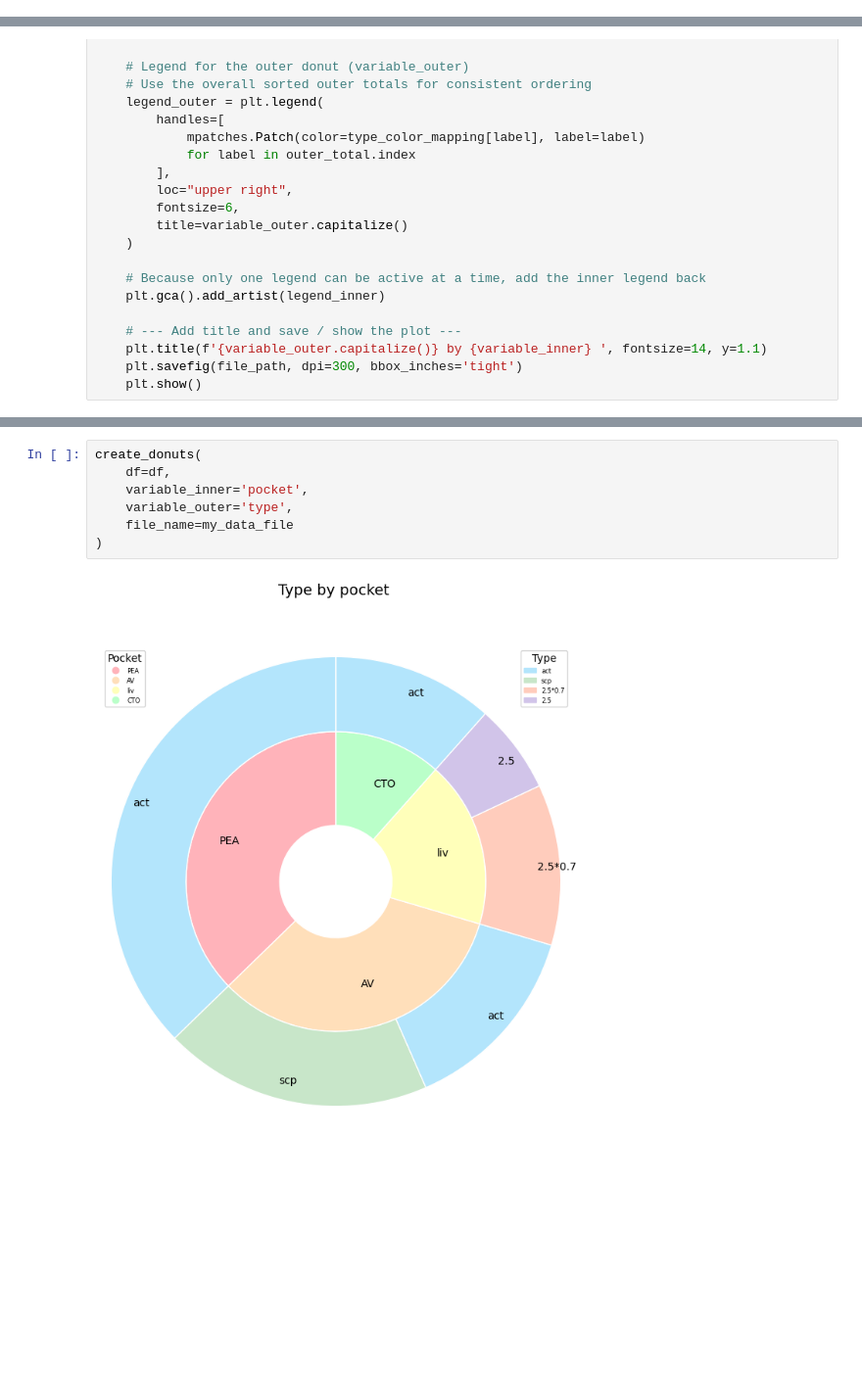
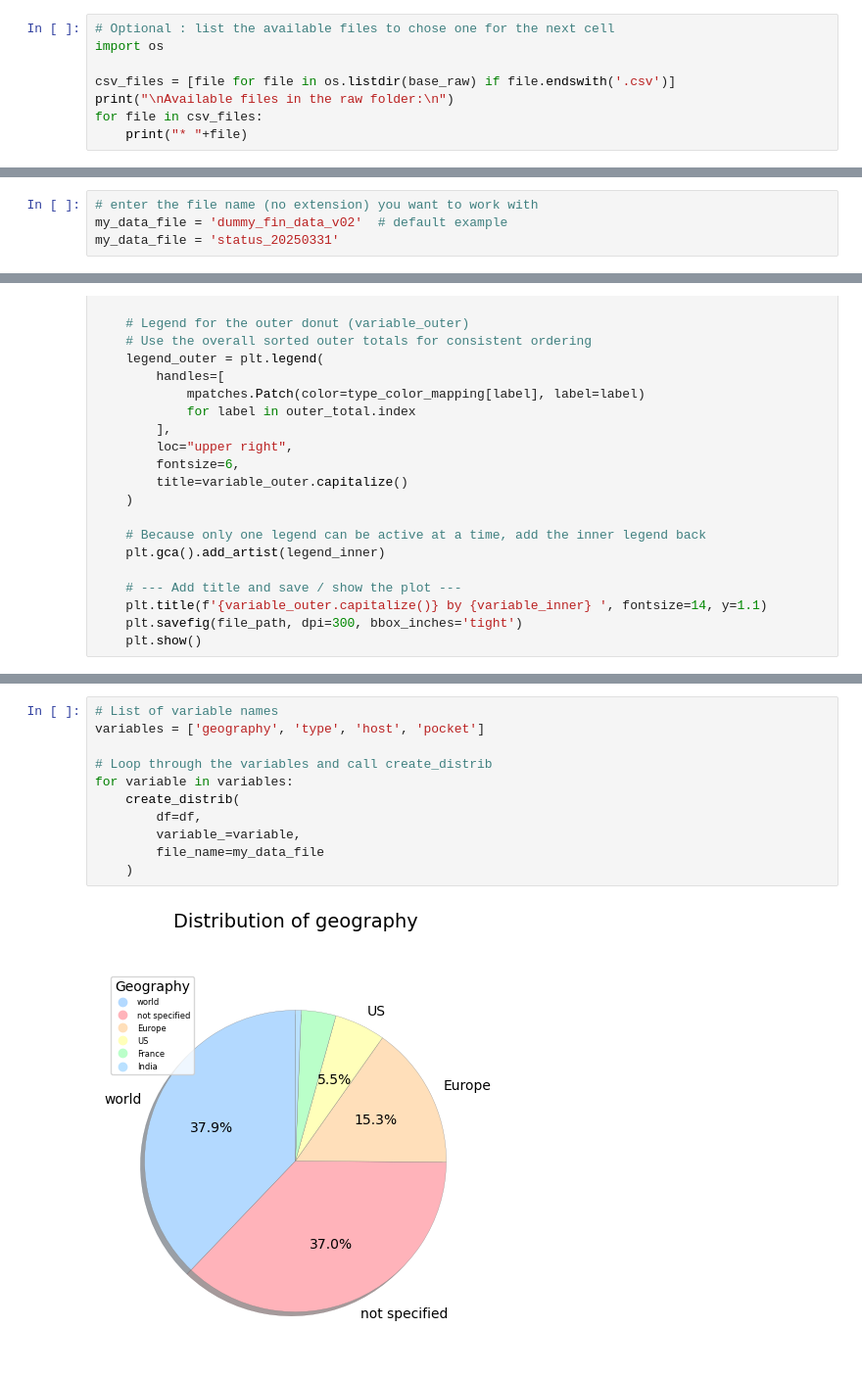
Before and after one commit to dfrome/persoFinViz, a Jupyter notebook: src/notebooks/visualize_01.ipynb, the cells around one changed output, grey strips where cells are left out. Shown at 98% size. Drawn from its saved outputs; the diff is of its cells as text; blank space fills up the shorter version.

```diff
--- a/src/notebooks/visualize_01.ipynb
+++ b/src/notebooks/visualize_01.ipynb
@@ -5,0 +4,8 @@ my_data_file = 'dummy_fin_data_v02'
+# %%
+# Optional : list the available files to chose one for the next cell
+import os
+
+csv_files = [file for file in os.listdir(base_raw) if file.endswith('.csv')]
+print("\nAvailable files in the raw folder:\n")
+for file in csv_files:
+    print("* "+file)
@@ -5,0 +17,4 @@ my_data_file = 'dummy_fin_data_v02'
+# %%
+# enter the file name (no extension) you want to work with
+my_data_file = 'dummy_fin_data_v02'  # default example
+my_data_file = 'status_20250331'
@@ -363,9 +324,13 @@ create_donuts(
-# %%
-create_donuts(
-    df=df,
-    variable_inner='pocket',
-    variable_outer='type',
-    file_name=my_data_file
-)
-# %% [output]
-[figure, removed]
+# %%
+# List of variable names
+variables = ['geography', 'type', 'host', 'pocket']
+
+# Loop through the variables and call create_distrib
+for variable in variables:
+    create_distrib(
+        df=df,
+        variable_=variable,
+        file_name=my_data_file
+    )
+# %% [output]
+[figure, added]
```
Also changed, not shown: parts of 15 cells of this notebook, 1 other file.
